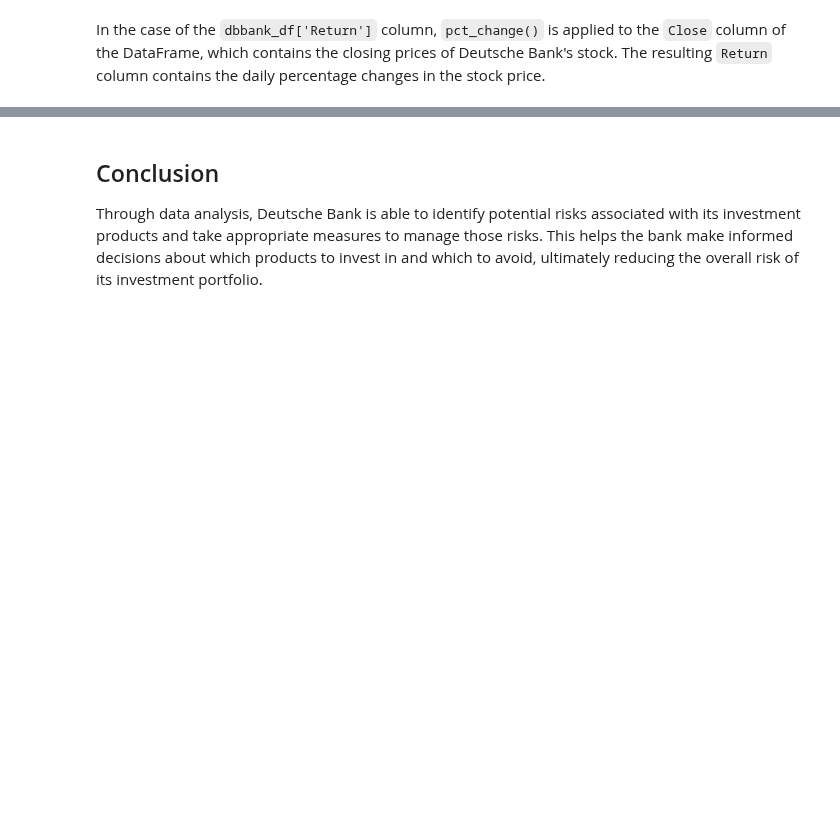
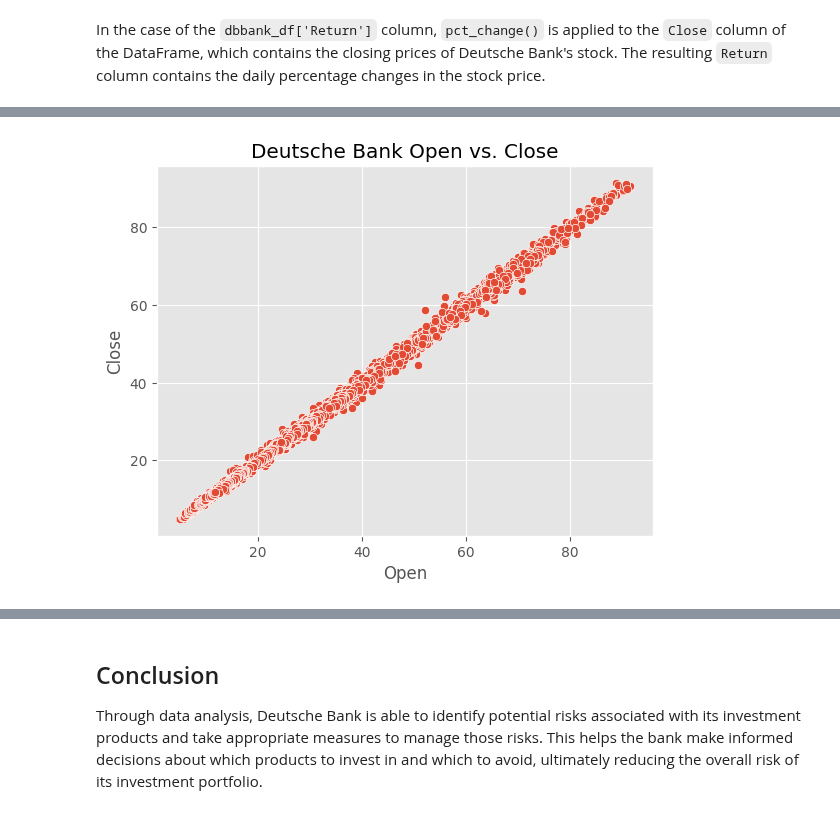
Before and after one commit to arunp77/Python-programming, a Jupyter notebook: Python-fundamental/Exploretory data analysis on risk factors involved in investment by Deutch Bank.ipynb, the cells around one changed output, grey strips where cells are left out. Saved outputs shown, nothing was run; the diff lists cells and outputs as text; code cells hidden in the pictures; blank space fills up the shorter version.

```diff
--- a/Python-fundamental/Exploretory data analysis on risk factors involved in investment by Deutch Bank.ipynb
+++ b/Python-fundamental/Exploretory data analysis on risk factors involved in investment by Deutch Bank.ipynb
@@ -781,0 +794,7 @@ In the case of the `dbbank_df['Return']` column, `pct_change()` is applied to th
+# %%
+# create a scatter plot of Open vs. Close
+sns.scatterplot(data=dbbank_df, x='Open', y='Close')
+plt.title('Deutsche Bank Open vs. Close')
+plt.show()
+# %% [output]
+[figure, added]
```
Also changed, not shown: parts of 13 cells of this notebook.
